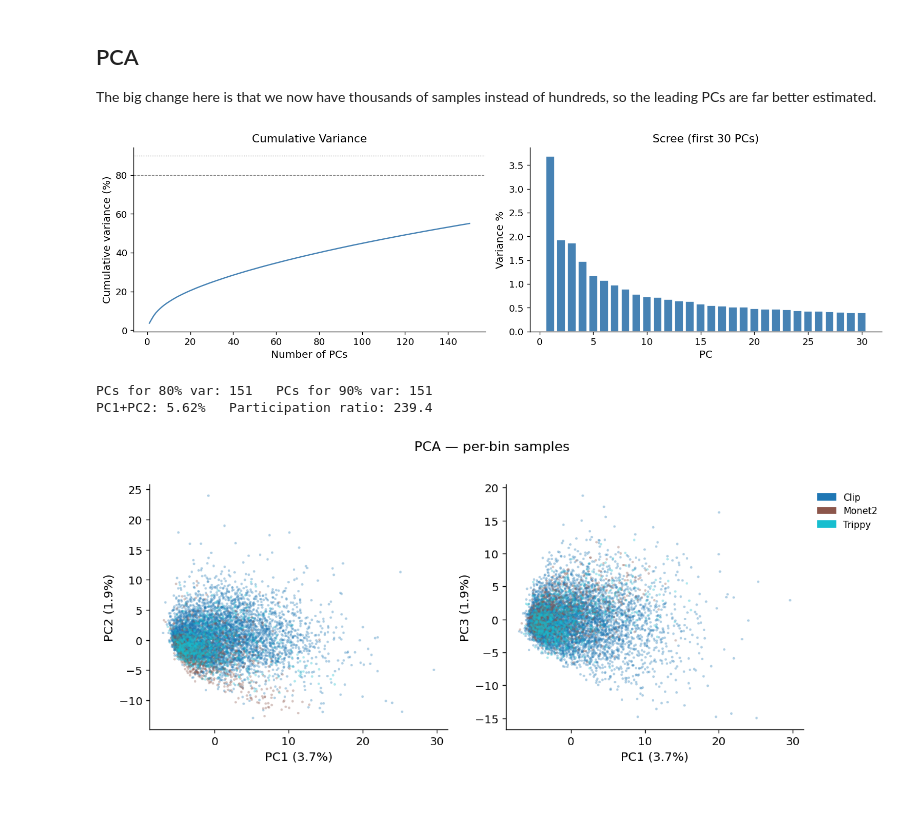
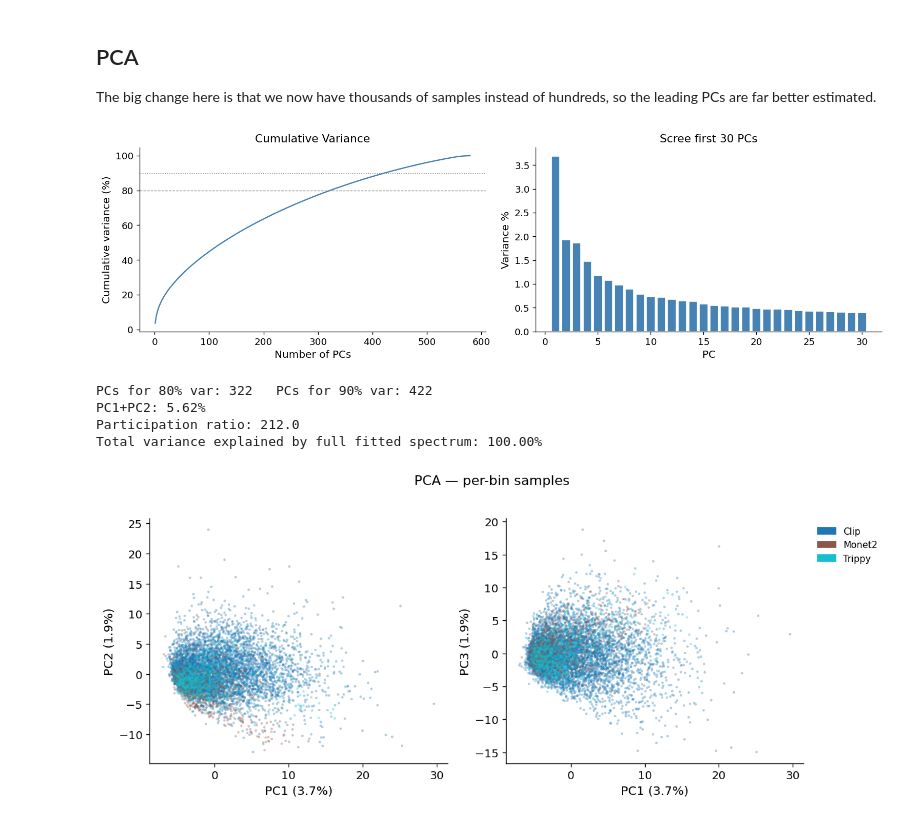
Before and after one commit to Khatibi16/neuroscience, a Jupyter notebook: FILE_individual_timesamples.ipynb, the cells around one changed output. Drawn from its saved outputs; the diff is of its cells as text; code cells hidden in the pictures.

```diff
--- a/FILE_individual_timesamples.ipynb
+++ b/FILE_individual_timesamples.ipynb
@@ -252,33 +273,63 @@ Unique trials: 464  (used as CV groups)
 The big change here is that we now have thousands of samples instead of
 hundreds, so the leading PCs are far better estimated.
 # %%
-n_pcs = min(150, R_scaled.shape[0]-1, R_scaled.shape[1]-1)
-pca   = PCA(n_components=n_pcs, random_state=SEED)
+# Descriptive PCA on the full dataset.
+# This is for visualization and variance diagnostics only.
+# Quantitative decoding below will fit PCA inside each CV fold.
+
+pca = PCA(n_components=None, svd_solver='full')
 R_pca = pca.fit_transform(R_scaled)
-cumvar = np.cumsum(pca.explained_variance_ratio_)
-ev     = pca.explained_variance_ratio_
+
+ev = pca.explained_variance_ratio_
+cumvar = np.cumsum(ev)
+n_pcs = len(ev)
+
 participation_ratio = 1.0 / np.sum(ev ** 2)
 
+def pcs_needed(cumvar, threshold):
+    if cumvar[-1] < threshold:
+        return f'>{len(cumvar)}'
+    return str(int(np.searchsorted(cumvar, threshold) + 1))
+
 fig, axes = plt.subplots(1, 2, figsize=(13, 4))
-axes[0].plot(np.arange(1, n_pcs+1), cumvar*100, color='steelblue')
-axes[0].set_xlabel('Number of PCs'); axes[0].set_ylabel('Cumulative variance (%)')
+
+axes[0].plot(np.arange(1, n_pcs + 1), cumvar * 100, color='steelblue')
+axes[0].set_xlabel('Number of PCs')
+axes[0].set_ylabel('Cumulative variance (%)')
 axes[0].axhline(80, color='gray', ls='--', lw=0.8)
 axes[0].axhline(90, color='gray', ls=':',  lw=0.8)
 axes[0].set_title('Cumulative Variance')
 
-axes[1].bar(np.arange(1, 31), ev[:30]*100, color='steelblue', edgecolor='white')
-axes[1].set_xlabel('PC'); axes[1].set_ylabel('Variance %')
-axes[1].set_title('Scree (first 30 PCs)')
-plt.tight_layout(); plt.savefig('fig_ts_pca_variance.png', dpi=150); plt.show()
+n_show = min(30, n_pcs)
+axes[1].bar(
+    np.arange(1, n_show + 1),
+    ev[:n_show] * 100,
+    color='steelblue',
+    edgecolor='white',
+)
+axes[1].set_xlabel('PC')
+axes[1].set_ylabel('Variance %')
+axes[1].set_title(f'Scree first {n_show} PCs')
 
-n80 = int(np.searchsorted(cumvar, 0.80)) + 1
-n90 = int(np.searchsorted(cumvar, 0.90)) + 1
+plt.tight_layout()
+plt.savefig('fig_ts_pca_variance.png', dpi=150)
+plt.show()
+
+n80 = pcs_needed(cumvar, 0.80)
+n90 = pcs_needed(cumvar, 0.90)
+
+pc12 = cumvar[min(1, len(cumvar) - 1)] * 100
+
 print(f'PCs for 80% var: {n80}   PCs for 90% var: {n90}')
-print(f'PC1+PC2: {cumvar[1]*100:.2f}%   Participation ratio: {participation_ratio:.1f}')
+print(f'PC1+PC2: {pc12:.2f}%')
+print(f'Participation ratio: {participation_ratio:.1f}')
+print(f'Total variance explained by full fitted spectrum: {cumvar[-1] * 100:.2f}%')
 # %% [output]
-[figure, old version]
+[figure, new version]
-PCs for 80% var: 151   PCs for 90% var: 151
-PC1+PC2: 5.62%   Participation ratio: 239.4
+PCs for 80% var: 322   PCs for 90% var: 422
+PC1+PC2: 5.62%
+Participation ratio: 212.0
+Total variance explained by full fitted spectrum: 100.00%
 # %%
 # Scatter coloured by class
 fig, axes = plt.subplots(1, 2, figsize=(11, 4.5))
```
Also changed, not shown: parts of 9 cells of this notebook, 4 other files.
